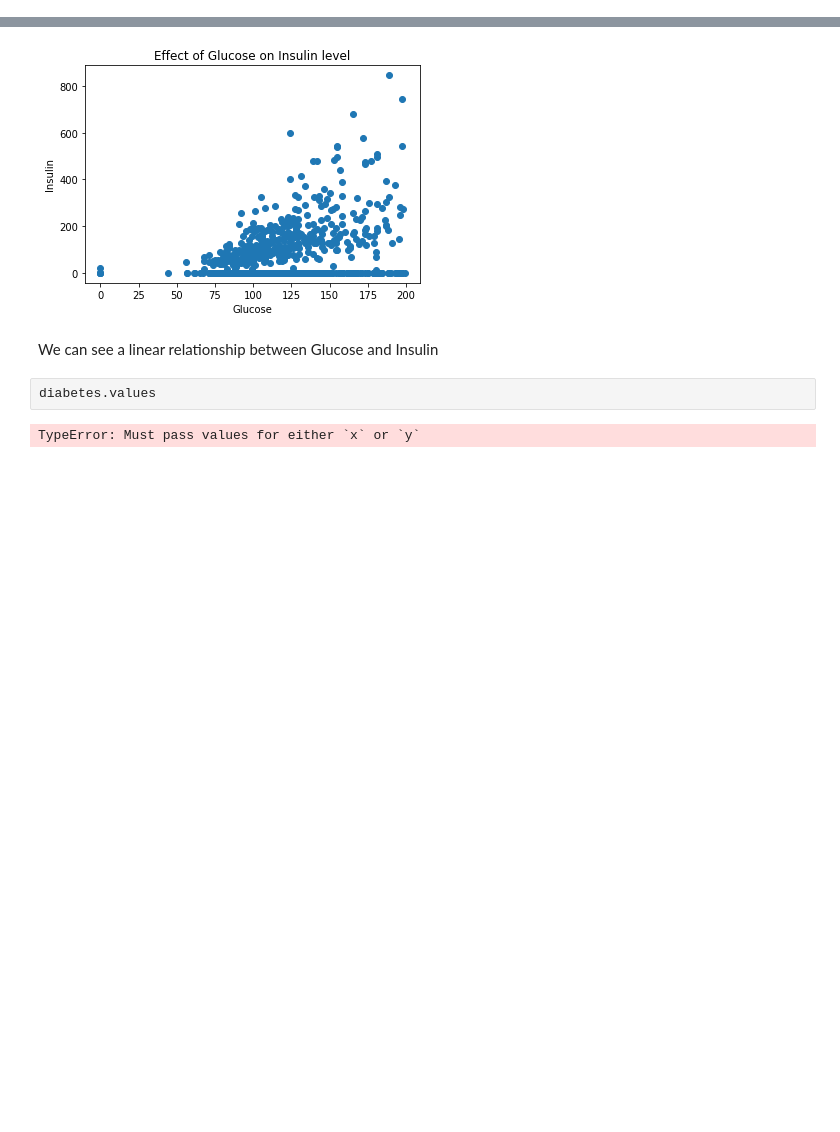
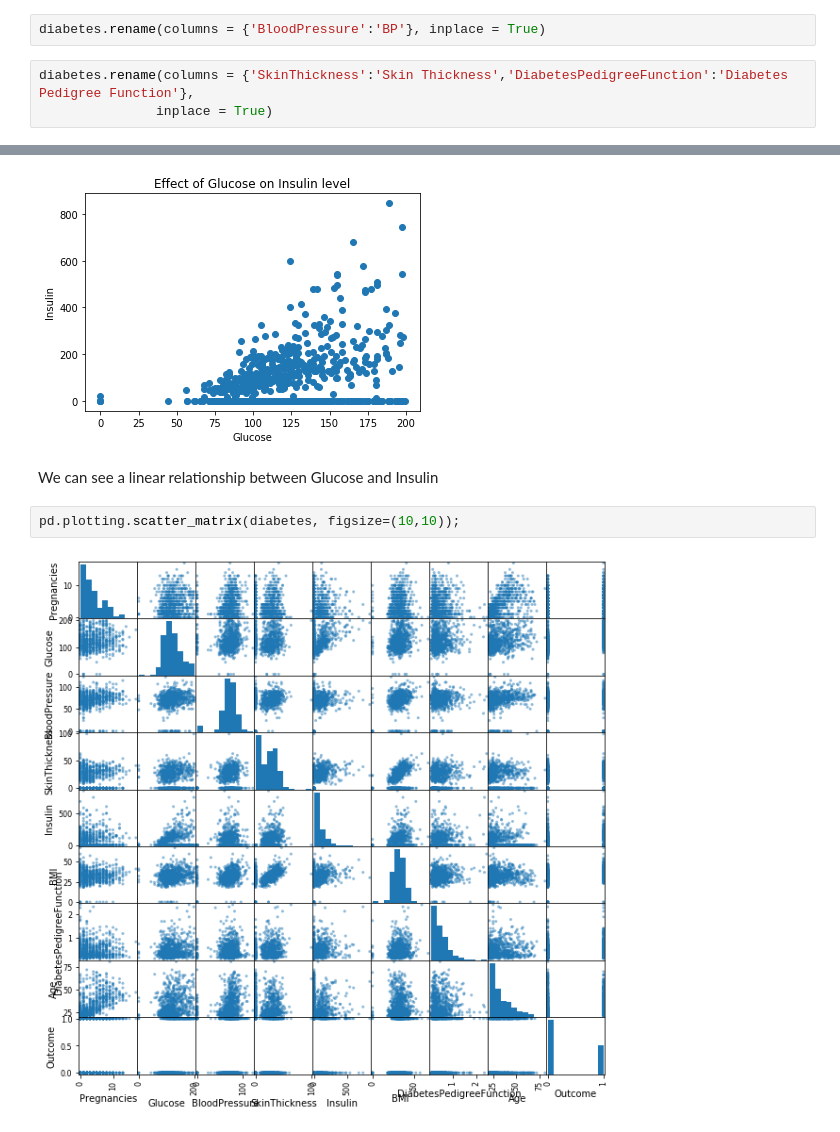
Before and after one commit to ArmanHussainDS/Diabetes, a Jupyter notebook: Diabetes Project.ipynb, the cells around one changed output, grey strips where cells are left out. Drawn from its saved outputs; the diff is of its cells as text; blank space fills up the shorter version.

Commit message:
Rename

```diff
--- a/Diabetes Project.ipynb
+++ b/Diabetes Project.ipynb
@@ -154,3 +154,8 @@ print("The number of duplicate rows are: ", duplicate_rows_diabetes.shape)
 The number of duplicate rows are:  (0, 9)
 # %% [markdown]
 We can see that there are no duplicate rows in our dataset
+# %%
+diabetes.rename(columns = {'BloodPressure':'BP'}, inplace = True)
+# %%
+diabetes.rename(columns = {'SkinThickness':'Skin Thickness','DiabetesPedigreeFunction':'Diabetes Pedigree Function'},
+               inplace = True)
@@ -220,7 +238,7 @@ plt.show()
 [figure]
 # %% [markdown]
 We can see a linear relationship between Glucose and Insulin
-# %%
-diabetes.values
-# %% [output]
-TypeError: Must pass values for either `x` or `y`
+# %%
+pd.plotting.scatter_matrix(diabetes, figsize=(10,10));
+# %% [output]
+[figure, added]
```
Also changed, not shown: parts of 2 cells of this notebook.
